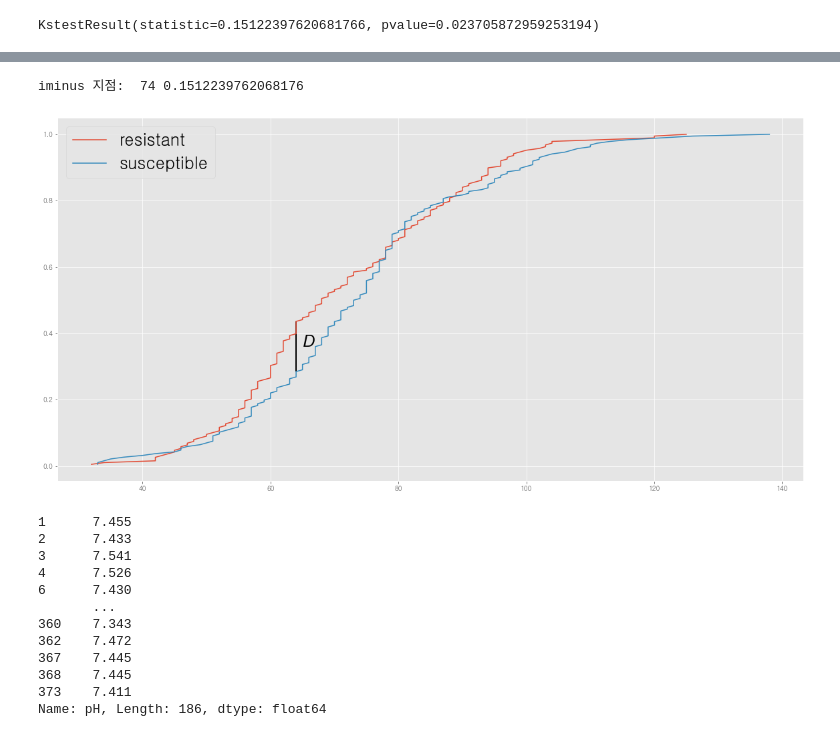
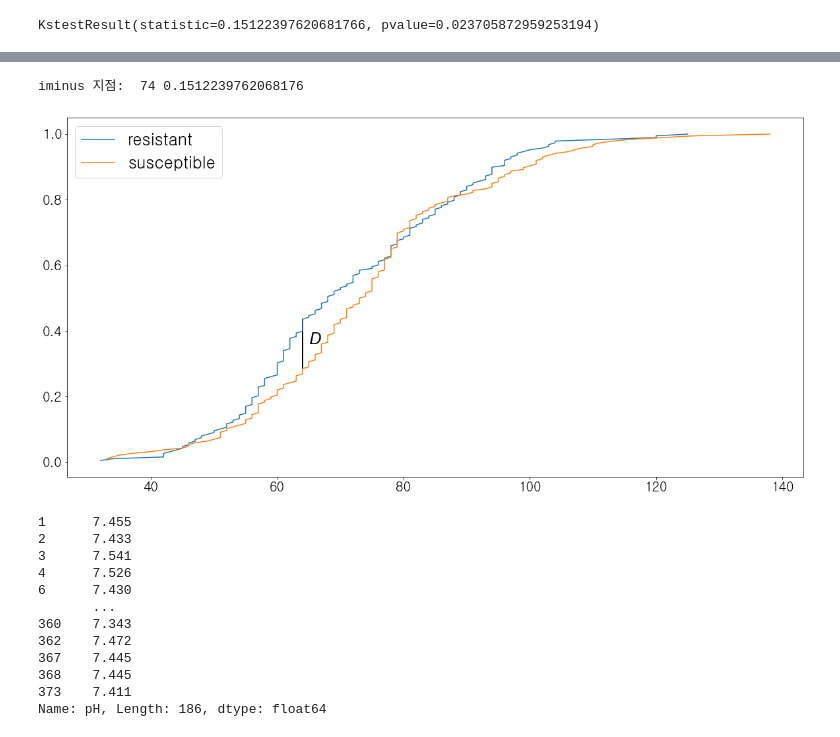
Before and after one commit to bub3690/22-1_multivariate, a Jupyter notebook: final_project/Figure.ipynb, the cells around one changed output, grey strips where cells are left out. Saved outputs shown, nothing was run; the diff lists cells and outputs as text; code cells hidden in the pictures.

Commit message:
Update Figure py

```diff
--- a/final_project/Figure.ipynb
+++ b/final_project/Figure.ipynb
@@ -13,12 +13,12 @@ import seaborn as sns
 import matplotlib.pyplot as plt
 %matplotlib inline
 from matplotlib import font_manager, rc
-font_path = "C:/Windows/Fonts/NGULIM.TTF"
+font_path = "C:/Windows/Fonts/malgun.ttf"
 font = font_manager.FontProperties(fname=font_path).get_name()
 rc('font', family=font)
 from statsmodels.graphics.mosaicplot import mosaic
 
-plt.style.use("ggplot")
+#plt.style.use("ggplot")
 # %%
 #분석 관련
 from scipy.stats import chi2_contingency
@@ -67,3 +67,37 @@ ks_res=kstest(tolerance['iDBP'], sensibility['iDBP'])
 ks_res
 # %% [output]
 KstestResult(statistic=0.15122397620681766, pvalue=0.023705872959253194)
+# %%
+
+# fit an empirical cdf to a bimodal dataset
+from numpy import hstack
+from statsmodels.distributions.empirical_distribution import ECDF
+plt.figure(figsize=(20,10))
+
+# fit a cdf
+ecdf = ECDF(tolerance['iDBP'])
+ecdf2 = ECDF(sensibility['iDBP'])
+# plot the cdf
+gaps=np.abs(ecdf2(ecdf.x[1:]) - ecdf(ecdf.x[1:]))
+iminus= np.argmax(gaps)
+
+print("iminus 지점: ",iminus,gaps[iminus])
+
+# plot the cdf
+plt.plot(ecdf.x, ecdf.y,label='resistant')
+plt.plot(ecdf2.x, ecdf2.y,label='susceptible')
+plt.vlines([ecdf.x[1:][iminus]], ecdf2(ecdf.x[1:][iminus]),ecdf(ecdf.x[1:][iminus]), color='k', linestyle='solid', lw=2)
+plt.text(ecdf.x[1:][iminus]+1,(ecdf2(ecdf.x[1:][iminus])+ecdf(ecdf.x[1:][iminus]))/2 ,
+         'D',
+         fontdict={'family': 'Arial',
+          'color':  'black',
+          'style': 'italic',
+          'size': 25}
+        )
+plt.rc('legend', fontsize=25)
+plt.rc('xtick', labelsize=20)  # x축 눈금 폰트 크기
+plt.rc('ytick', labelsize=20)  # y축 눈금 폰트 크기
+plt.legend()
+
+plt.savefig('./iDBP.png')
+plt.show()
@@ -74,34 +111,36 @@ from numpy import hstack
 from statsmodels.distributions.empirical_distribution import ECDF
 plt.figure(figsize=(20,10))
 
 # fit a cdf
 ecdf = ECDF(tolerance['iDBP'])
 ecdf2 = ECDF(sensibility['iDBP'])
 # plot the cdf
 gaps=np.abs(ecdf2(ecdf.x[1:]) - ecdf(ecdf.x[1:]))
 iminus= np.argmax(gaps)
 
 print("iminus 지점: ",iminus,gaps[iminus])
 
 # plot the cdf
 plt.plot(ecdf.x, ecdf.y,label='resistant')
 plt.plot(ecdf2.x, ecdf2.y,label='susceptible')
 plt.vlines([ecdf.x[1:][iminus]], ecdf2(ecdf.x[1:][iminus]),ecdf(ecdf.x[1:][iminus]), color='k', linestyle='solid', lw=2)
 plt.text(ecdf.x[1:][iminus]+1,(ecdf2(ecdf.x[1:][iminus])+ecdf(ecdf.x[1:][iminus]))/2 ,
          'D',
          fontdict={'family': 'Arial',
           'color':  'black',
           'style': 'italic',
           'size': 25}
         )
 plt.rc('legend', fontsize=25)
+plt.rc('xtick', labelsize=20)  # x축 눈금 폰트 크기
+plt.rc('ytick', labelsize=20)  # y축 눈금 폰트 크기
 plt.legend()
 
 plt.savefig('./iDBP.png')
 plt.show()
 # %% [output]
 iminus 지점:  74 0.1512239762068176
-[figure, old version]
+[figure, new version]
 # %%
 sensibility['pH']
 # %% [output]
```
Also changed, not shown: parts of 28 cells of this notebook, 22 other files.
